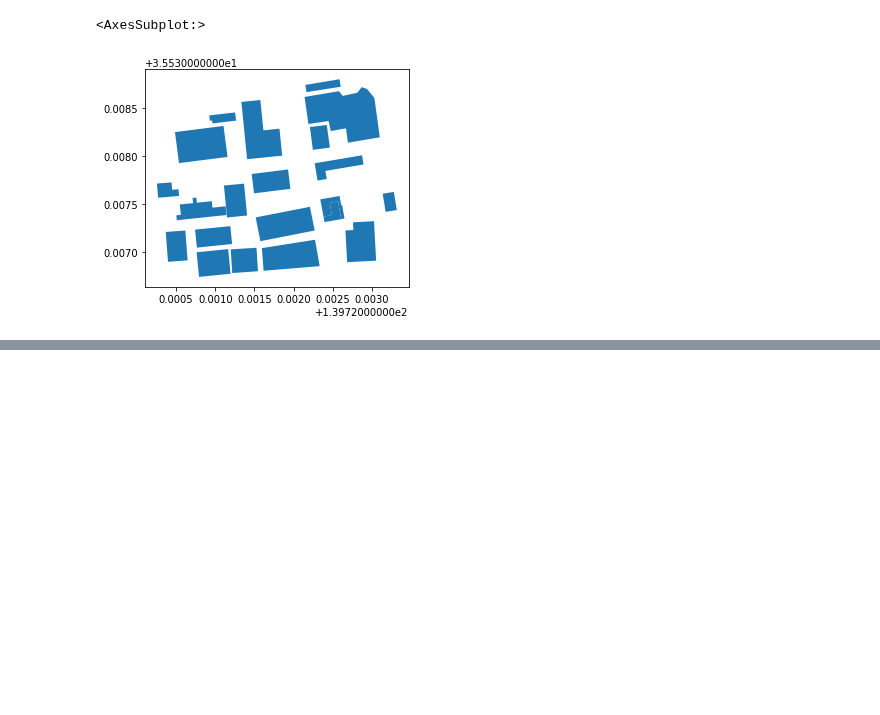
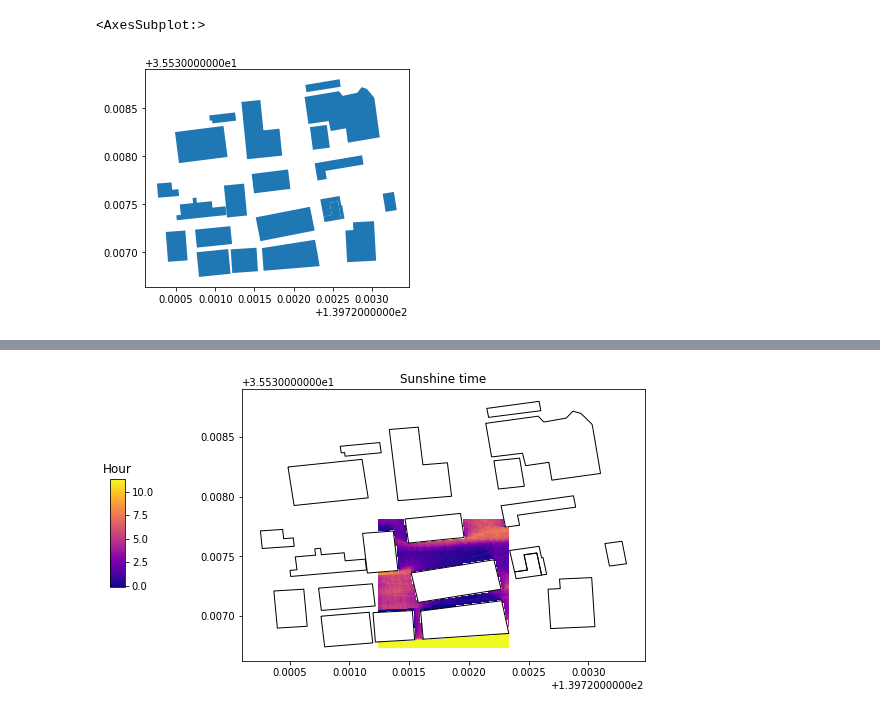
Before and after one commit to ni1o1/pybdshadow, a Jupyter notebook: example/example-analysis.ipynb, the cells around one changed output, grey strips where cells are left out. Drawn from its saved outputs; the diff is of its cells as text; code cells hidden in the pictures; blank space fills up the shorter version.

```diff
--- a/example/example-analysis.ipynb
+++ b/example/example-analysis.ipynb
@@ -98,0 +102,28 @@ plt.show()
+# %%
+bounds = (139.72125658, 35.536744, 139.72231764, 35.537797)
+# %%
+grids,_ = tbd.area_to_grid(bounds,accuracy=1)
+# %%
+sunshine = pybdshadow.cal_sunshine(buildings, day='2022-10-01',grids = grids, roof=False, accuracy=1, gap=1800)
+
+#Visualize buildings and sunshine using matplotlib
+import matplotlib.pyplot as plt
+fig = plt.figure(1,(10,5))
+ax = plt.subplot(111)
+
+cax = plt.axes([0.05, 0.33, 0.02, 0.3])
+plt.title('Hour')
+
+#Ground sunshine
+sunshine.plot(ax = ax,cmap = 'plasma',column ='Hour',alpha = 1,legend = True,cax = cax,)
+
+#Buildings
+buildings.plot(ax = ax,edgecolor='k',facecolor=(0,0,0,0))
+
+
+plt.sca(ax)
+plt.title('Sunshine time')
+
+plt.show()
+# %% [output]
+[figure, added]
```
Also changed, not shown: parts of 17 cells of this notebook, 4 other files.
